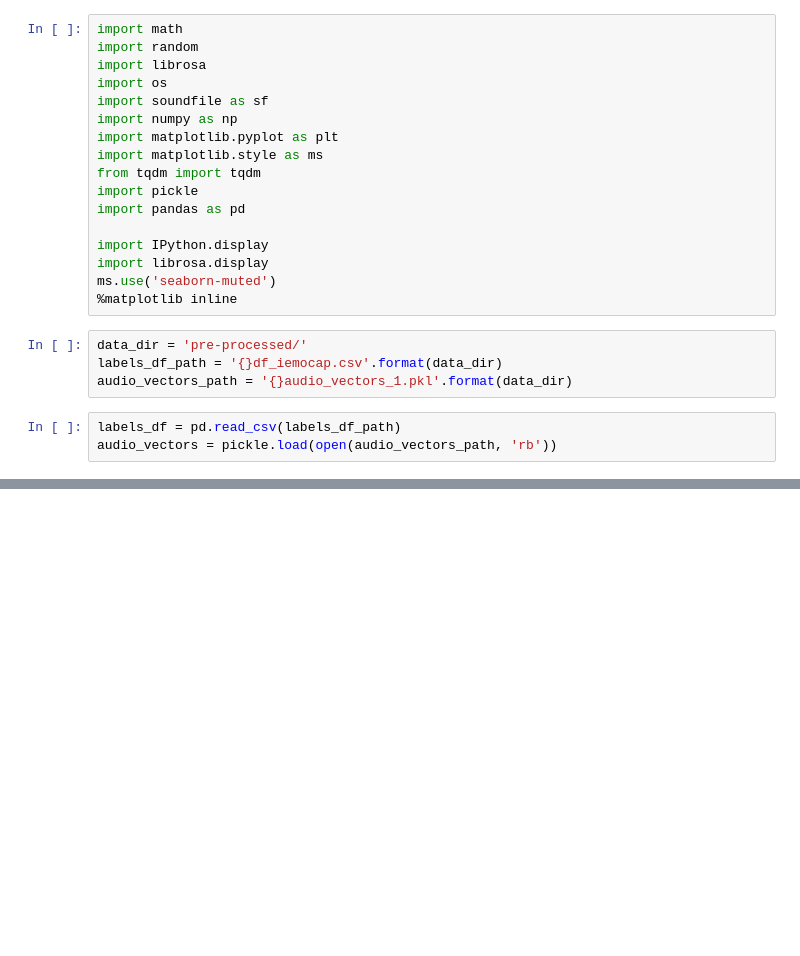
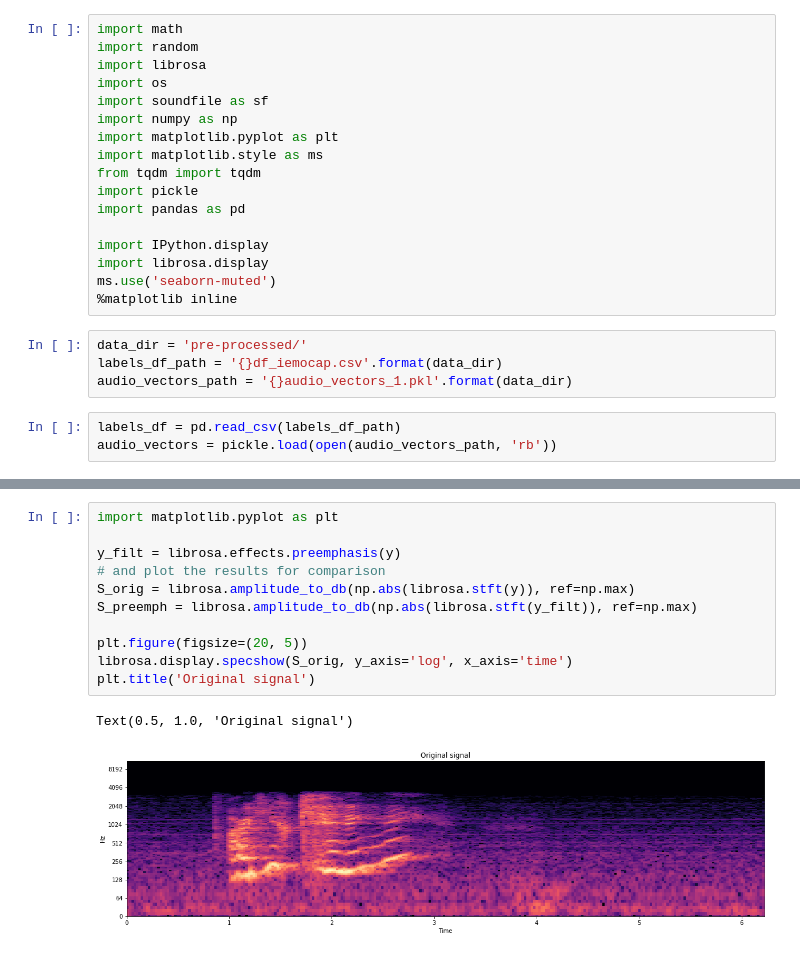
Before and after one commit to aiBotShubham/speech-ad-recognization, a Jupyter notebook: Pre Process Audio Vectors.ipynb, the cells around one changed output, grey strips where cells are left out. Saved outputs shown, nothing was run; the diff lists cells and outputs as text; blank space fills up the shorter version.

```diff
--- a/Pre Process Audio Vectors.ipynb
+++ b/Pre Process Audio Vectors.ipynb
@@ -47,0 +81,14 @@ Name: emotion, dtype: object
+# %%
+import matplotlib.pyplot as plt
+
+y_filt = librosa.effects.preemphasis(y)
+# and plot the results for comparison
+S_orig = librosa.amplitude_to_db(np.abs(librosa.stft(y)), ref=np.max)
+S_preemph = librosa.amplitude_to_db(np.abs(librosa.stft(y_filt)), ref=np.max)
+
+plt.figure(figsize=(20, 5))
+librosa.display.specshow(S_orig, y_axis='log', x_axis='time')
+plt.title('Original signal')
+# %% [output]
+Text(0.5, 1.0, 'Original signal')
+[figure, added]
```
Also changed, not shown: parts of 12 cells of this notebook, 4 other files.
